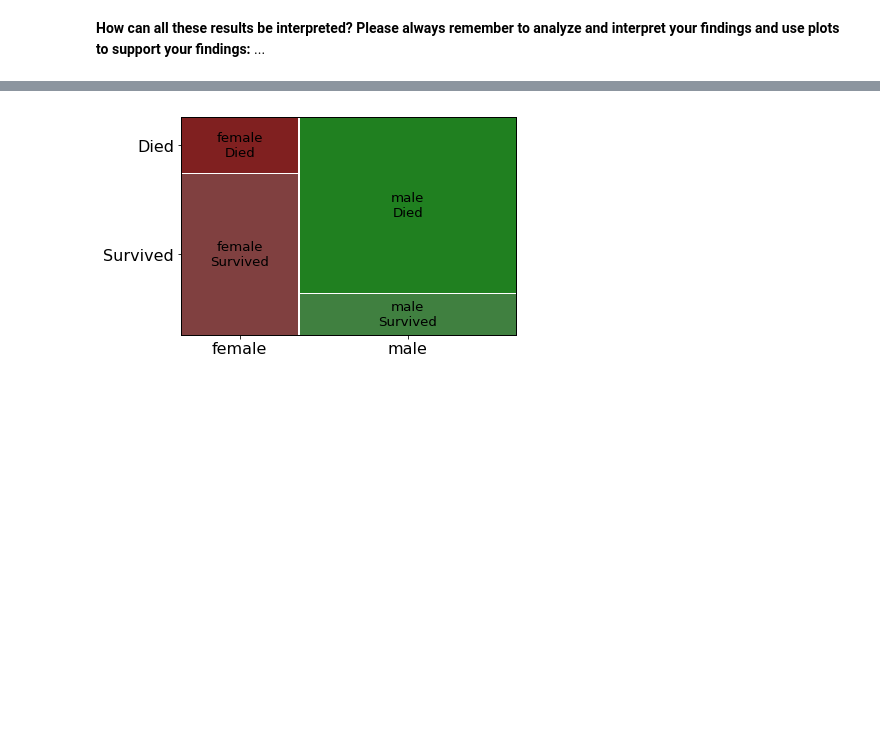
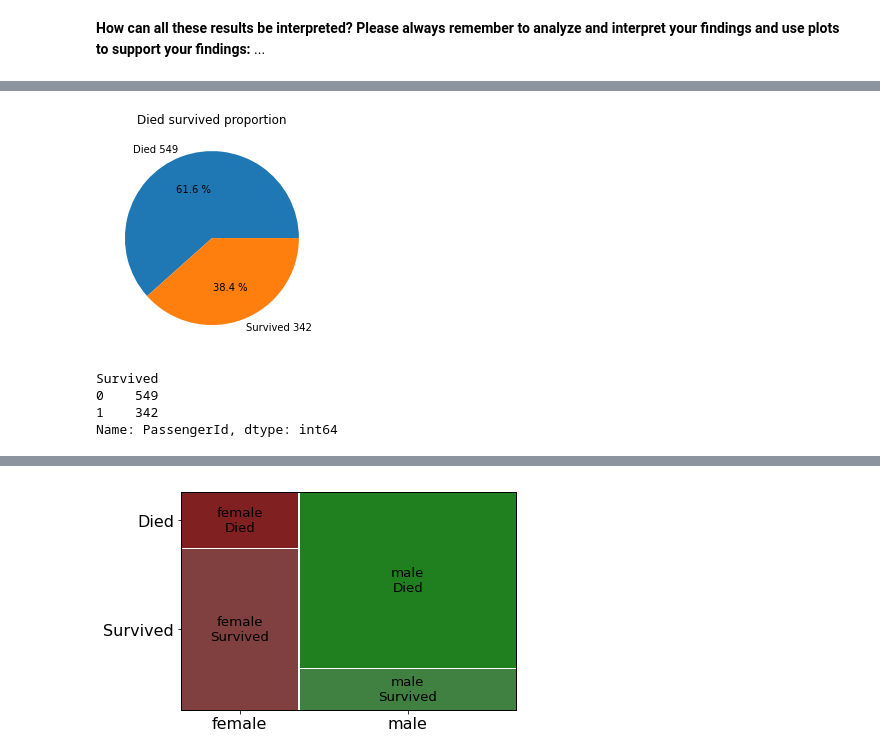
Before and after one commit to JuanLara18/AlgorithmsUN2023I, a Jupyter notebook: Quiz2/jlara_Quiz2.ipynb, the cells around one changed output, grey strips where cells are left out. Saved outputs shown, nothing was run; the diff lists cells and outputs as text; code cells hidden in the pictures; blank space fills up the shorter version.

```diff
--- a/Quiz2/jlara_Quiz2.ipynb
+++ b/Quiz2/jlara_Quiz2.ipynb
@@ -561,0 +648,13 @@ The output of the above cell should be:
+# %%
+import matplotlib.pyplot as plt
+fig1 = titanic.groupby("Survived").count()["PassengerId"]
+plt.pie(fig1, labels=["Died "+str(fig1[0]), "Survived "+str(fig1[1])], autopct="%0.1f %%")
+plt.title(label="Died survived proportion")
+plt.show()
+fig1
+# %% [output]
+[figure, added]
+Survived
+0    549
+1    342
+Name: PassengerId, dtype: int64
```
Also changed, not shown: parts of 34 cells of this notebook.
